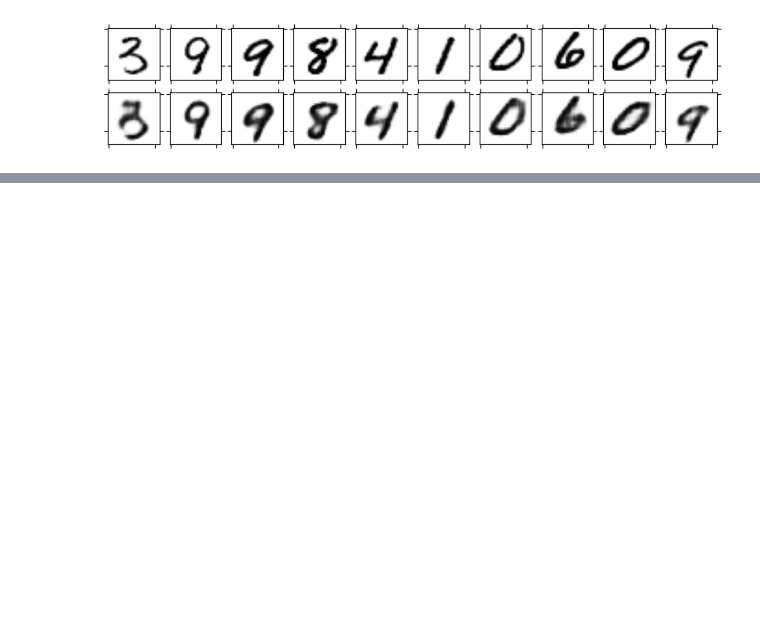
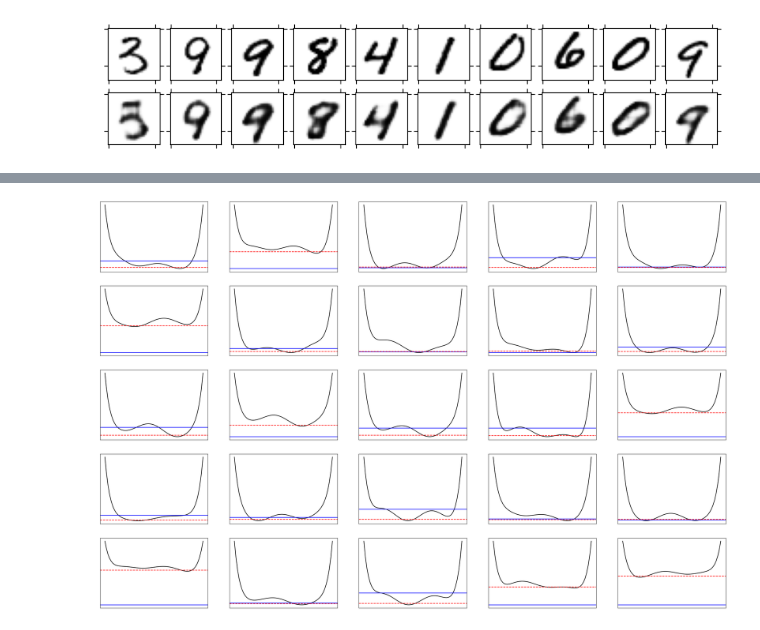
Before and after one commit to JackWetherell/deep-learning-hands-on-rest, a Jupyter notebook: notebook.ipynb, the cells around one changed output, grey strips where cells are left out. Drawn from its saved outputs; the diff is of its cells as text; code cells hidden in the pictures; blank space fills up the shorter version.

```diff
--- a/notebook.ipynb
+++ b/notebook.ipynb
@@ -324,0 +321,18 @@ Epoch 5/5
+# %%
+# Plot some results.
+plt.rcParams['figure.figsize'] = [30, 20]
+fig, axs = plt.subplots(5, 5)
+k = 0
+for i in range(axs.shape[0]):
+    for j in range(axs.shape[1]):
+        axs[i, j].plot(V_test[k, :, :].reshape(64,), 'k-')
+        axs[i, j].axhline(E_pred[k, 0], color='b')
+        axs[i, j].axhline(E_test[k, 0], color='r', linestyle='--')
+        axs[i, j].set_yticklabels([])
+        axs[i, j].set_xticklabels([])
+        axs[i, j].set_yticks([])
+        axs[i, j].set_xticks([])
+        k = k + 1
+plt.savefig('v_predictions.pdf')
+# %% [output]
+[figure, added]
```
Also changed, not shown: parts of 8 cells of this notebook, 8 other files.
